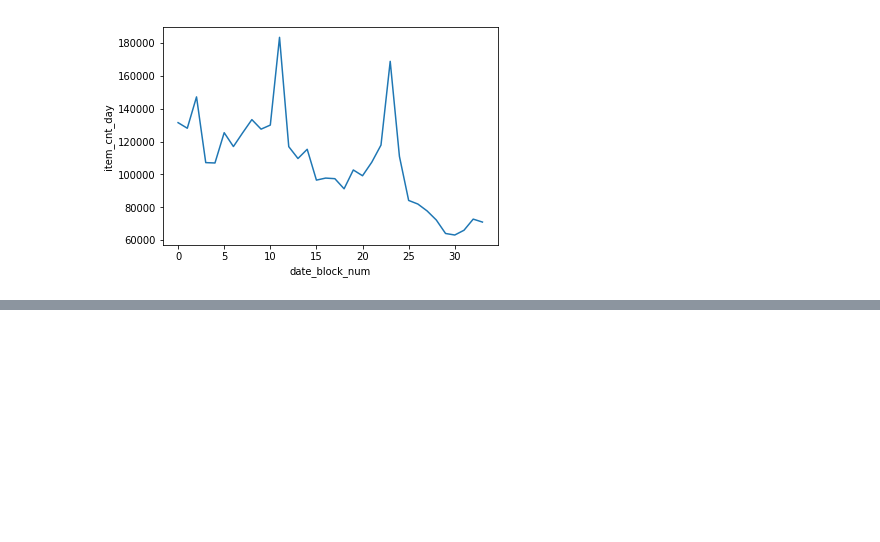
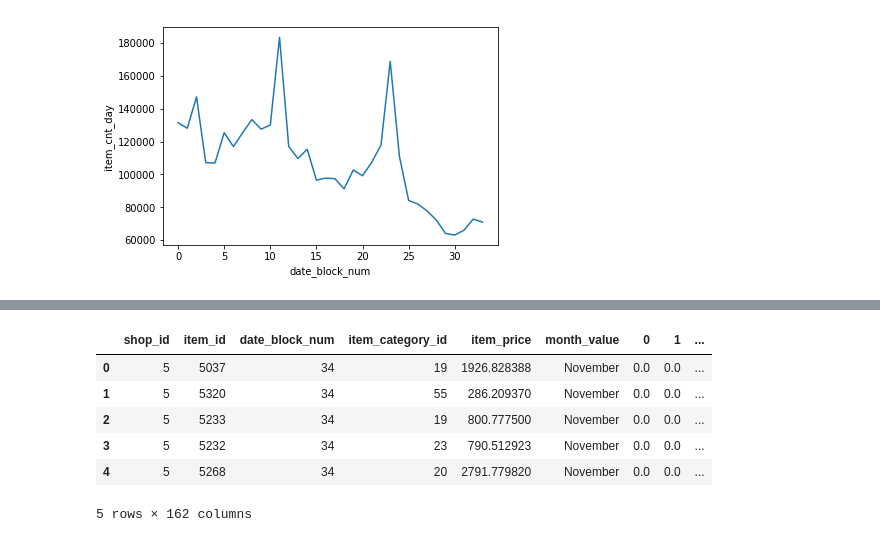
Before and after one commit to EgertM/SalesPredictions, a Jupyter notebook: app/SalesPredictions.ipynb, the cells around one changed output, grey strips where cells are left out. Cells and saved outputs as stored; diff of their text form; code cells hidden in the pictures; blank space fills up the shorter version.

```diff
--- a/app/SalesPredictions.ipynb
+++ b/app/SalesPredictions.ipynb
@@ -255,0 +236,7 @@ grouped_train.shape
+# %%
+cat_enc = OneHotEncoder()
+transformed = ['item_category_id','month_value', 'shop_id']
+cat_enc.fit(grouped_train[transformed])
+transformed_train = pd.DataFrame(data=cat_enc.transform(grouped_train[transformed]).toarray())
+transformed_train = pd.concat([grouped_train, transformed_train],axis=1)
+print(transformed_train.head())
@@ -255,0 +323,14 @@ grouped_train.shape
+# %%
+X_test['month_value'] = 'November'
+transformed = ['item_category_id','month_value','shop_id']
+transformed_test = pd.DataFrame(data=cat_enc.transform(X_test[transformed]).toarray())
+transformed_test = pd.concat([X_test, transformed_test],axis=1)
+transformed_test.head()
+# %% [output]
+|  | shop_id | item_id | date_block_num | item_category_id | item_price | month_value | 0 | 1 | ... |
+| 0 | 5 | 5037 | 34 | 19 | 1926.828388 | November | 0.0 | 0.0 | ... |
+| 1 | 5 | 5320 | 34 | 55 | 286.209370 | November | 0.0 | 0.0 | ... |
+| 2 | 5 | 5233 | 34 | 19 | 800.777500 | November | 0.0 | 0.0 | ... |
+| 3 | 5 | 5232 | 34 | 23 | 790.512923 | November | 0.0 | 0.0 | ... |
+| 4 | 5 | 5268 | 34 | 20 | 2791.779820 | November | 0.0 | 0.0 | ... |
+5 rows × 162 columns
```
Also changed, not shown: parts of 20 cells of this notebook.
